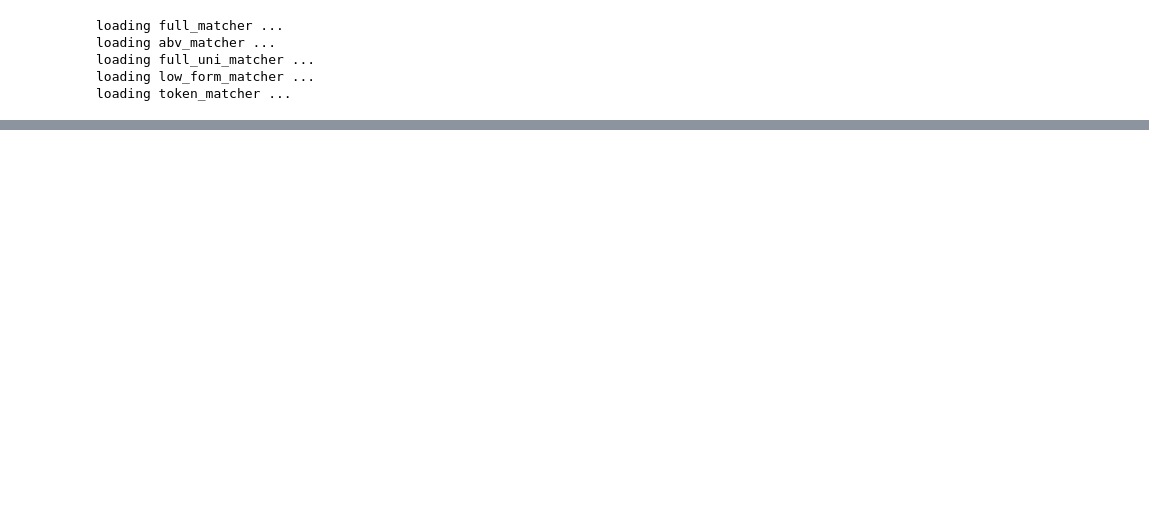
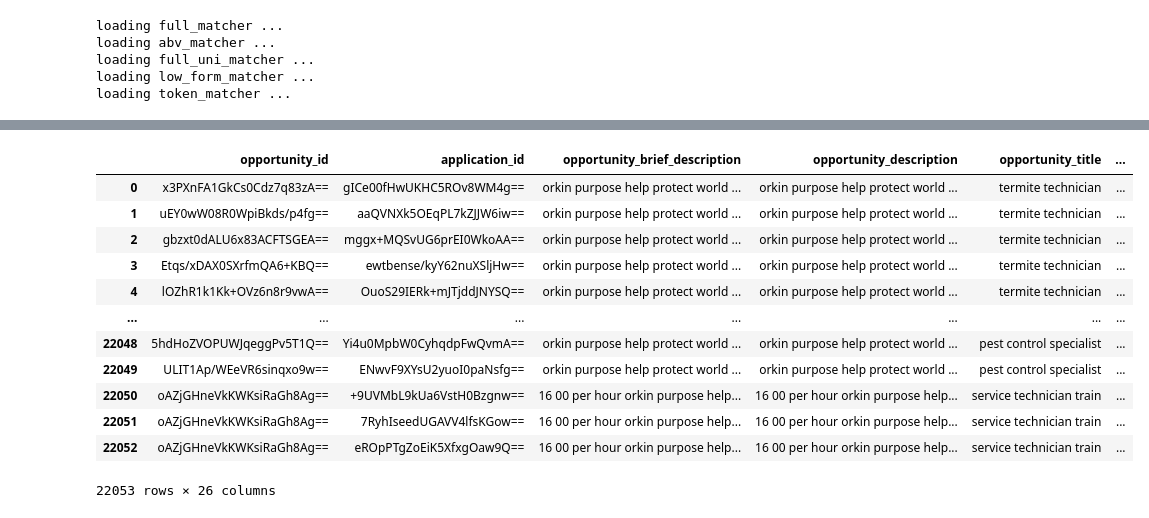
Before and after one commit to danmarino1/Opportunity_Alignment_Library, a Jupyter notebook: Experiment/EDA/04_Skill_Extraction.ipynb, the cells around one changed output, grey strips where cells are left out. Saved outputs shown, nothing was run; the diff lists cells and outputs as text; code cells hidden in the pictures; blank space fills up the shorter version.

```diff
--- a/Experiment/EDA/04_Skill_Extraction.ipynb
+++ b/Experiment/EDA/04_Skill_Extraction.ipynb
@@ -154,0 +222,9 @@ apps.to_pickle('extracted_skills.pkl')
+# %%
+# Function to find the intersection of skills between two lists
+def find_intersection(skills1, skills2):
+    return list(set(skills1).intersection(set(skills2)))
+
+# Create a new column that contains the intersection of skills between the two columns
+apps['intersected_skills'] = apps.apply(lambda row: find_intersection(row['opportunity_required_skills'], row['application_skills']), axis=1)
+apps['intersected_skills_count'] = apps['intersected_skills'].apply(lambda x: len(x))
+apps['intersected_skills_count'].describe()
@@ -154,0 +241,19 @@ apps.to_pickle('extracted_skills.pkl')
+# %%
+for column in apps.columns:
+    if '_skills' in column and '_count' not in column:
+        apps[column + '_list_length'] = apps[column].apply(lambda x: len(x))
+apps
+# %% [output]
+|  | opportunity_id | application_id | opportunity_brief_description | opportunity_description | opportunity_title | ... |
+| 0 | x3PXnFA1GkCs0Cdz7q83zA== | gICe00fHwUKHC5ROv8WM4g== | orkin purpose help protect world ... | orkin purpose help protect world ... | termite technician | ... |
+| 1 | uEY0wW08R0WpiBkds/p4fg== | aaQVNXk5OEqPL7kZJJW6iw== | orkin purpose help protect world ... | orkin purpose help protect world ... | termite technician | ... |
+| 2 | gbzxt0dALU6x83ACFTSGEA== | mggx+MQSvUG6prEI0WkoAA== | orkin purpose help protect world ... | orkin purpose help protect world ... | termite technician | ... |
+| 3 | Etqs/xDAX0SXrfmQA6+KBQ== | ewtbense/kyY62nuXSljHw== | orkin purpose help protect world ... | orkin purpose help protect world ... | termite technician | ... |
+| 4 | lOZhR1k1Kk+OVz6n8r9vwA== | OuoS29IERk+mJTjddJNYSQ== | orkin purpose help protect world ... | orkin purpose help protect world ... | termite technician | ... |
+| ... | ... | ... | ... | ... | ... | ... |
+| 22048 | 5hdHoZVOPUWJqeggPv5T1Q== | Yi4u0MpbW0CyhqdpFwQvmA== | orkin purpose help protect world ... | orkin purpose help protect world ... | pest control specialist | ... |
+| 22049 | ULIT1Ap/WEeVR6sinqxo9w== | ENwvF9XYsU2yuoI0paNsfg== | orkin purpose help protect world ... | orkin purpose help protect world ... | pest control specialist | ... |
+| 22050 | oAZjGHneVkKWKsiRaGh8Ag== | +9UVMbL9kUa6VstH0Bzgnw== | 16 00 per hour orkin purpose help... | 16 00 per hour orkin purpose help... | service technician train | ... |
+| 22051 | oAZjGHneVkKWKsiRaGh8Ag== | 7RyhIseedUGAVV4lfsKGow== | 16 00 per hour orkin purpose help... | 16 00 per hour orkin purpose help... | service technician train | ... |
+| 22052 | oAZjGHneVkKWKsiRaGh8Ag== | eROpPTgZoEiK5XfxgOaw9Q== | 16 00 per hour orkin purpose help... | 16 00 per hour orkin purpose help... | service technician train | ... |
+22053 rows × 26 columns
```
Also changed, not shown: parts of 33 cells of this notebook, 1 other file.
